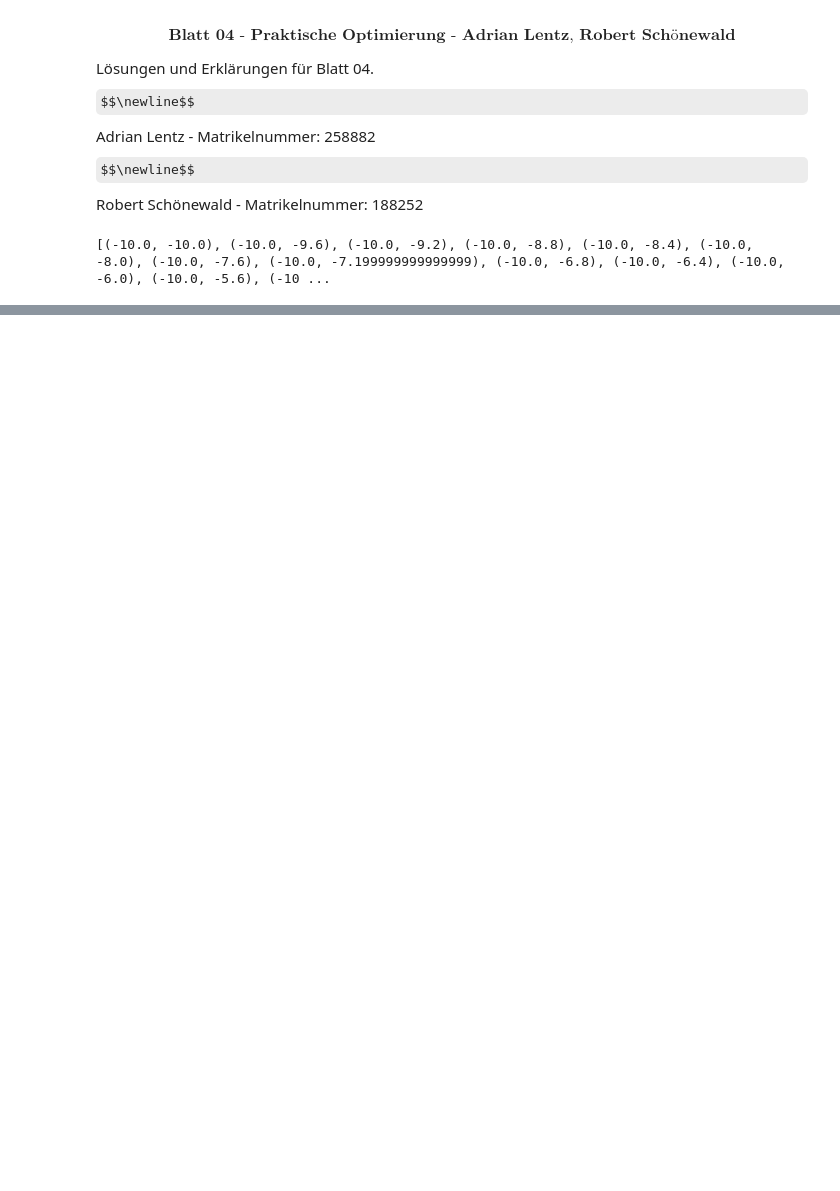
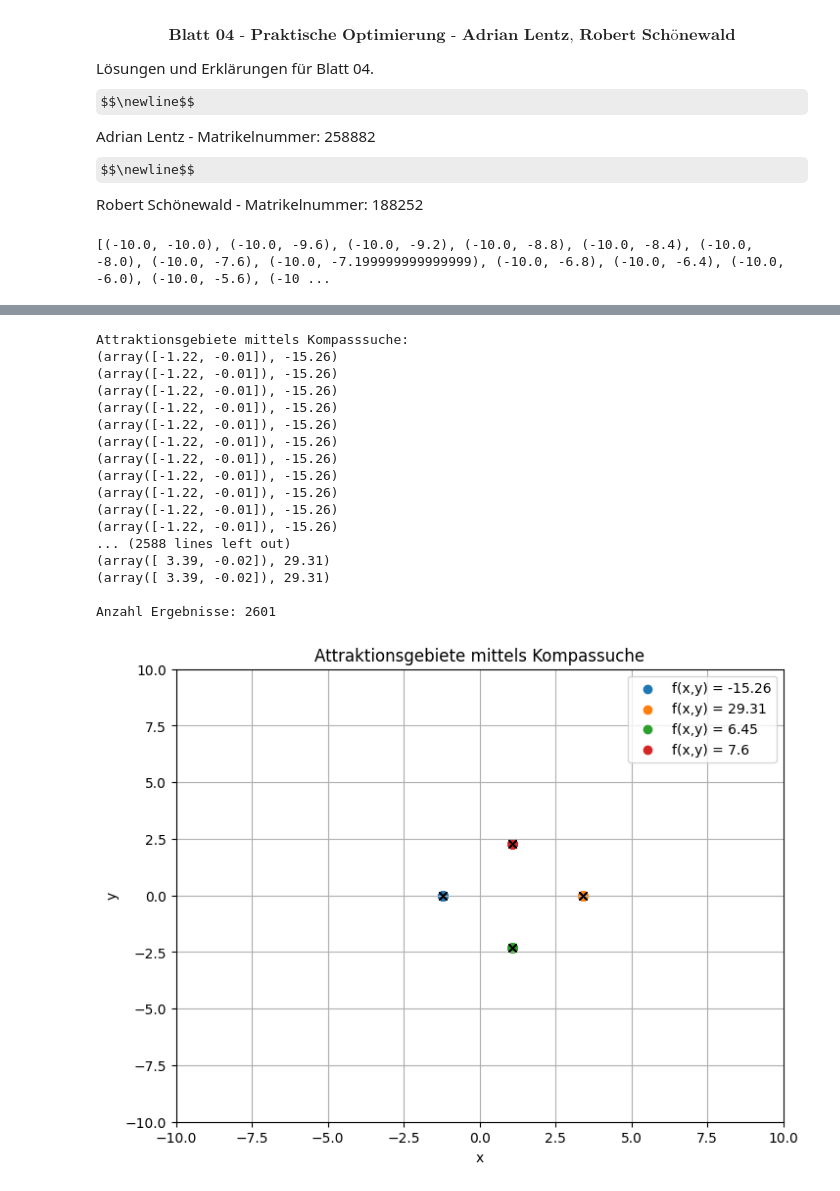
Before and after one commit to GrubeEnzym7/Praktische-Optimierung, a Jupyter notebook: Übung/po24_blatt04-checkpoint.ipynb, the cells around one changed output, grey strips where cells are left out. Saved outputs shown, nothing was run; the diff lists cells and outputs as text; code cells hidden in the pictures; some formulas as TeX source; blank space fills up the shorter version.

```diff
--- a/Übung/po24_blatt04-checkpoint.ipynb
+++ b/Übung/po24_blatt04-checkpoint.ipynb
@@ -53,3 +33,72 @@ Attraktionsgebiete mittels Kompasssuche:
+# %%
+def kompass():
+    attraktions_gebiet = []
+    for x0 in initial_points:
+            result= kompasssuche(f_2,x0)   #Ausgabe ist x-Wert und f(x)   --> Wahrscheinlich kann man das auch mit f(x,y) machen, aber ich weiß nicht wie ich dann den Input ändern muss, deswegen habe ich es mit f(x[0],x[1]) gemacht.
+            #print(result['x'])
+            #print(result['fx'])
+            rounded_result = (np.round(result['x'], decimals=2), np.round(result['fx'], decimals=2))
+            attraktions_gebiet.append(rounded_result)  #Speichert x,f(x,y) ab
+    return attraktions_gebiet
+
+Ergbniss_Kompass=kompass()
+
+#print("\nAttraktionsgebiete mittels Kompasssuche:")
+#print(Ergbniss_Kompass)
+#print(len(Ergbniss_Kompass)) #Muss 2601 ergeben
+
+
+
+sorted_results = sorted(Ergbniss_Kompass, key=lambda x: (x[1], x[0][0], x[0][1]))   #Funktionswert als x[1] und Korrdinaten mit doppelten Index aufrufen
+
+print("\nAttraktionsgebiete mittels Kompasssuche:")
+for result in sorted_results:
+    print(result)
+
+print("\nAnzahl Ergebnisse:", len(sorted_results)) #Muss 2601 sein, damit richtig geklappt hat
+
+
+# Funktionswerte
+funktionswerte = list(set(result[1] for result in sorted_results))  #Liste alle f(x,y)-Werte
+
+# Plot
+plt.figure(figsize=(8, 6))
+for value in funktionswerte:
+    x_points = [result[0][0] for result in sorted_results if result[1] == value]  #Zuordnen aller x-Werte, mit gleichen f(x,y)-Wert
+    y_points = [result[0][1] for result in sorted_results if result[1] == value]  #Zuordnen aller y-Werte, mit gleichen f(x,y)-Wert
+    plt.scatter(x_points, y_points, label=f'f(x,y) = {value}')
+
+#Optimum
+for result in sorted_results:
+    plt.plot(result[0][0], result[0][1], marker='x', color='black')                 #Optimum als Punkt für jeweiliges Attraktionsgebiet
+
+plt.xlabel('x')
+plt.ylabel('y')
+plt.title('Attraktionsgebiete mittels Kompassuche')
+plt.legend()
+plt.grid(True)
+plt.xlim(-10, 10)
+plt.ylim(-10, 10)
+plt.show()
+# %% [output]
+Attraktionsgebiete mittels Kompasssuche:
+(array([-1.22, -0.01]), -15.26)
+(array([-1.22, -0.01]), -15.26)
+(array([-1.22, -0.01]), -15.26)
+(array([-1.22, -0.01]), -15.26)
+(array([-1.22, -0.01]), -15.26)
+(array([-1.22, -0.01]), -15.26)
+(array([-1.22, -0.01]), -15.26)
+(array([-1.22, -0.01]), -15.26)
+(array([-1.22, -0.01]), -15.26)
+(array([-1.22, -0.01]), -15.26)
+(array([-1.22, -0.01]), -15.26)
+... (2588 lines left out)
+(array([ 3.39, -0.02]), 29.31)
+(array([ 3.39, -0.02]), 29.31)
+
+Anzahl Ergebnisse: 2601
+[figure, added]
 # %%
 #Bestimmung der Attraktionsgebiete mittels BFGS-Algorithmus
 def bfgs():
```
Also changed, not shown: parts of 8 cells of this notebook.
